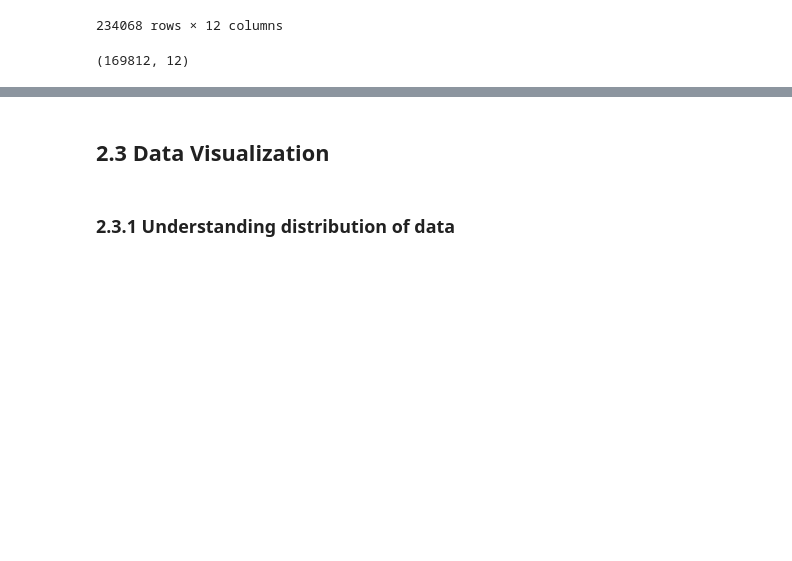
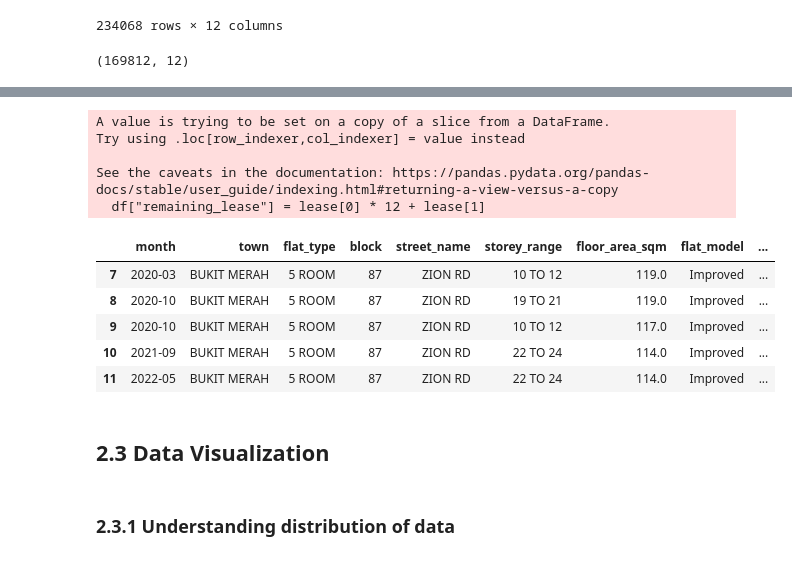
Before and after one commit to DTSLIME/HDB_Resale_Price_Regression_App, a Jupyter notebook: MLDP Program Codes Submission Template.ipynb, the cells around one changed output, grey strips where cells are left out. Cells and saved outputs as stored; diff of their text form; code cells hidden in the pictures; blank space fills up the shorter version.

```diff
--- a/MLDP Program Codes Submission Template.ipynb
+++ b/MLDP Program Codes Submission Template.ipynb
@@ -216,3 +196,26 @@ df
+# %%
+## Extract years and months from remaining_lease, since it's suppose to be numeric, but it is stored in a categorical way
+lease = df["remaining_lease"].str.extract(r"(\d+)\s+years?(?:\s+(\d+)\s+months?)?")
+
+## Replace missing months with 0 and convert to integer
+lease = lease.fillna(0).astype(int)
+
+## Convert remaining lease to total months
+df["remaining_lease"] = lease[0] * 12 + lease[1]
+
+df.head()
+# %% [output]
+A value is trying to be set on a copy of a slice from a DataFrame.
+Try using .loc[row_indexer,col_indexer] = value instead
+
+See the caveats in the documentation: https://pandas.pydata.org/pandas-docs/stable/user_guide/indexing.html#returning-a-view-versus-a-copy
+  df["remaining_lease"] = lease[0] * 12 + lease[1]
+|  | month | town | flat_type | block | street_name | storey_range | floor_area_sqm | flat_model | ... |
+| 7 | 2020-03 | BUKIT MERAH | 5 ROOM | 87 | ZION RD | 10 TO 12 | 119.0 | Improved | ... |
+| 8 | 2020-10 | BUKIT MERAH | 5 ROOM | 87 | ZION RD | 19 TO 21 | 119.0 | Improved | ... |
+| 9 | 2020-10 | BUKIT MERAH | 5 ROOM | 87 | ZION RD | 10 TO 12 | 117.0 | Improved | ... |
+| 10 | 2021-09 | BUKIT MERAH | 5 ROOM | 87 | ZION RD | 22 TO 24 | 114.0 | Improved | ... |
+| 11 | 2022-05 | BUKIT MERAH | 5 ROOM | 87 | ZION RD | 22 TO 24 | 114.0 | Improved | ... |
 # %% [markdown]
 ## 2.3 Data Visualization
 # %% [markdown]
```
Also changed, not shown: parts of 15 cells of this notebook.
